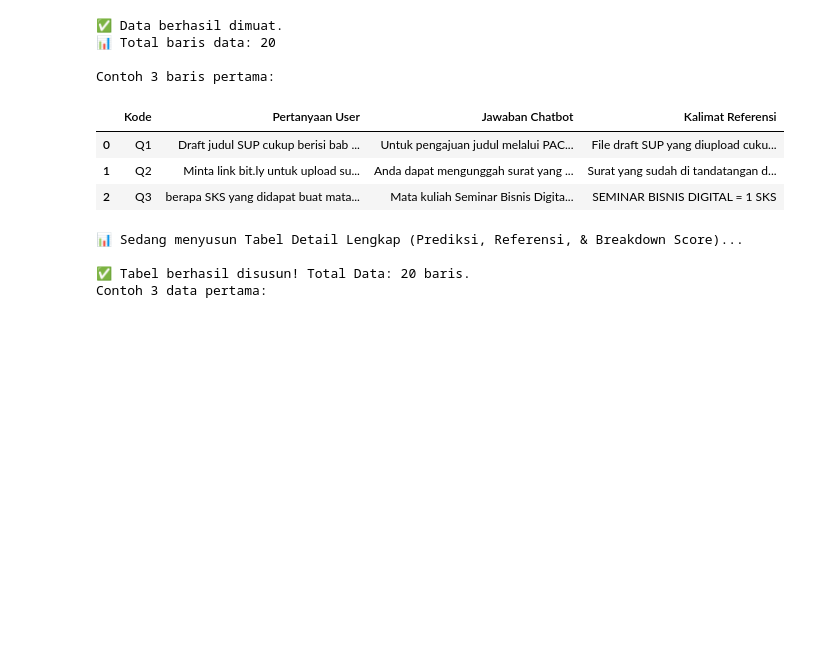
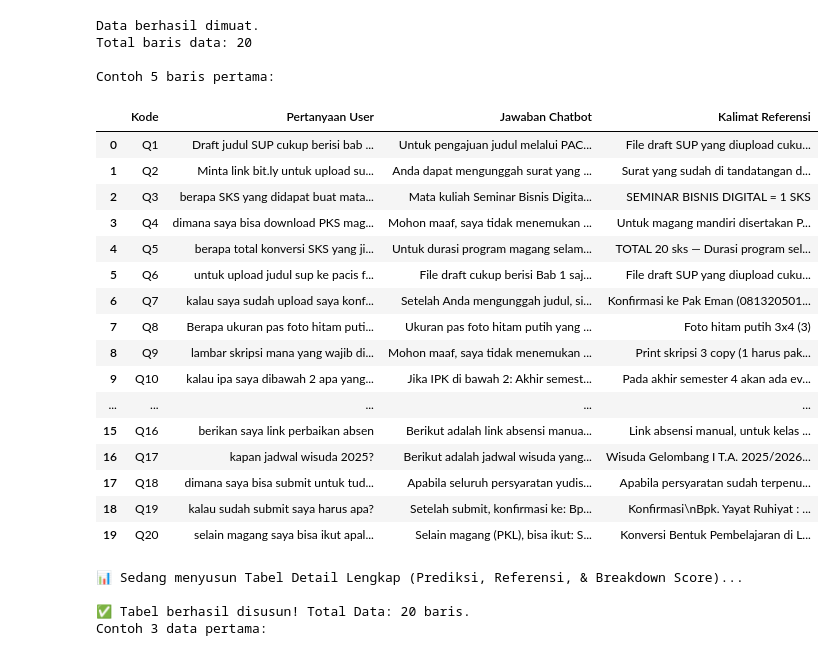
Before and after one commit to AliefMuhammad/RAG---Academic-Chatbot-information, a Jupyter notebook: model_test_accuracy.ipynb, the cells around one changed output. Drawn from its saved outputs; the diff is of its cells as text; code cells hidden in the pictures; blank space fills up the shorter version.

```diff
--- a/model_test_accuracy.ipynb
+++ b/model_test_accuracy.ipynb
@@ -16,26 +16,39 @@ print("Semua library berhasil di-import!")
 # %%
 file_path = 'Intrinsic-evaluation.xlsx'
 
 # Membaca Excel
 df = pd.read_excel(file_path)
 
 # Membersihkan data: Mengisi sel kosong dengan teks kosong agar tidak error
 df['Jawaban Chatbot'] = df['Jawaban Chatbot'].fillna("")
 df['Kalimat Referensi'] = df['Kalimat Referensi'].fillna("")
 
 print(f"Data berhasil dimuat.")
 print(f"Total baris data: {len(df)}")
-print("\nContoh 3 baris pertama:")
-display(df.head(3))
+print("\nContoh 5 baris pertama:")
+display(df.head(21))
 # %% [output]
-✅ Data berhasil dimuat.
-📊 Total baris data: 20
+Data berhasil dimuat.
+Total baris data: 20
 
-Contoh 3 baris pertama:
+Contoh 5 baris pertama:
 |  | Kode | Pertanyaan User | Jawaban Chatbot | Kalimat Referensi |
 | 0 | Q1 | Draft judul SUP cukup berisi bab ... | Untuk pengajuan judul melalui PAC... | File draft SUP yang diupload cuku... |
 | 1 | Q2 | Minta link bit.ly untuk upload su... | Anda dapat mengunggah surat yang ... | Surat yang sudah di tandatangan d... |
 | 2 | Q3 | berapa SKS yang didapat buat mata... | Mata kuliah Seminar Bisnis Digita... | SEMINAR BISNIS DIGITAL = 1 SKS |
+| 3 | Q4 | dimana saya bisa download PKS mag... | Mohon maaf, saya tidak menemukan ... | Untuk magang mandiri disertakan P... |
+| 4 | Q5 | berapa total konversi SKS yang ji... | Untuk durasi program magang selam... | TOTAL 20 sks — Durasi program sel... |
+| 5 | Q6 | untuk upload judul sup ke pacis f... | File draft cukup berisi Bab 1 saj... | File draft SUP yang diupload cuku... |
+| 6 | Q7 | kalau saya sudah upload saya konf... | Setelah Anda mengunggah judul, si... | Konfirmasi ke Pak Eman (081320501... |
+| 7 | Q8 | Berapa ukuran pas foto hitam puti... | Ukuran pas foto hitam putih yang ... | Foto hitam putih 3x4 (3) |
+| 8 | Q9 | lambar skripsi mana yang wajib di... | Mohon maaf, saya tidak menemukan ... | Print skripsi 3 copy (1 harus pak... |
+| 9 | Q10 | kalau ipa saya dibawah 2 apa yang... | Jika IPK di bawah 2: Akhir semest... | Pada akhir semester 4 akan ada ev... |
+| ... | ... | ... | ... | ... |
+| 15 | Q16 | berikan saya link perbaikan absen | Berikut adalah link absensi manua... | Link absensi manual, untuk kelas ... |
+| 16 | Q17 | kapan jadwal wisuda 2025? | Berikut adalah jadwal wisuda yang... | Wisuda Gelombang I T.A. 2025/2026... |
+| 17 | Q18 | dimana saya bisa submit untuk tud... | Apabila seluruh persyaratan yudis... | Apabila persyaratan sudah terpenu... |
+| 18 | Q19 | kalau sudah submit saya harus apa? | Setelah submit, konfirmasi ke: Bp... | Konfirmasi\nBpk. Yayat Ruhiyat : ... |
+| 19 | Q20 | selain magang saya bisa ikut apal... | Selain magang (PKL), bisa ikut: S... | Konversi Bentuk Pembelajaran di L... |
 # %%
 print("📊 Sedang menyusun Tabel Detail Lengkap (Prediksi, Referensi, & Breakdown Score)...")
 
```
Also changed, not shown: parts of 1 cell of this notebook, 6 other files.
